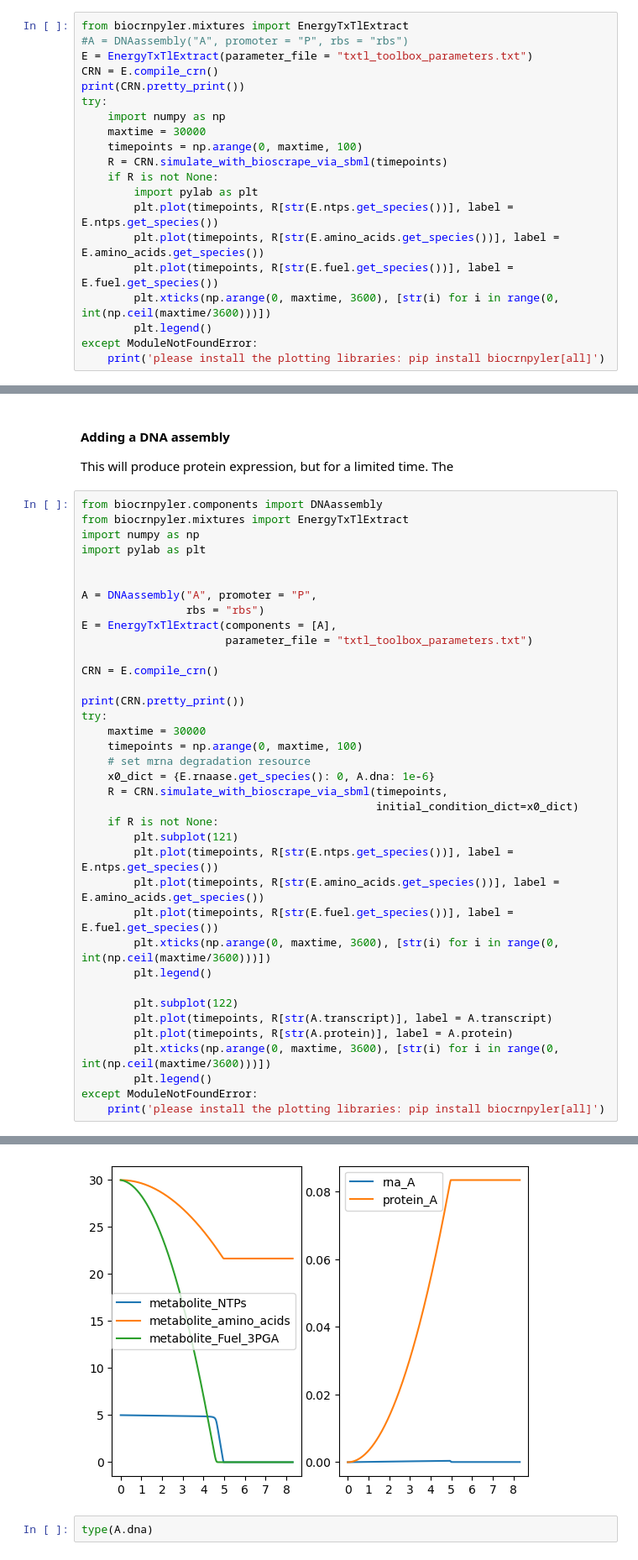
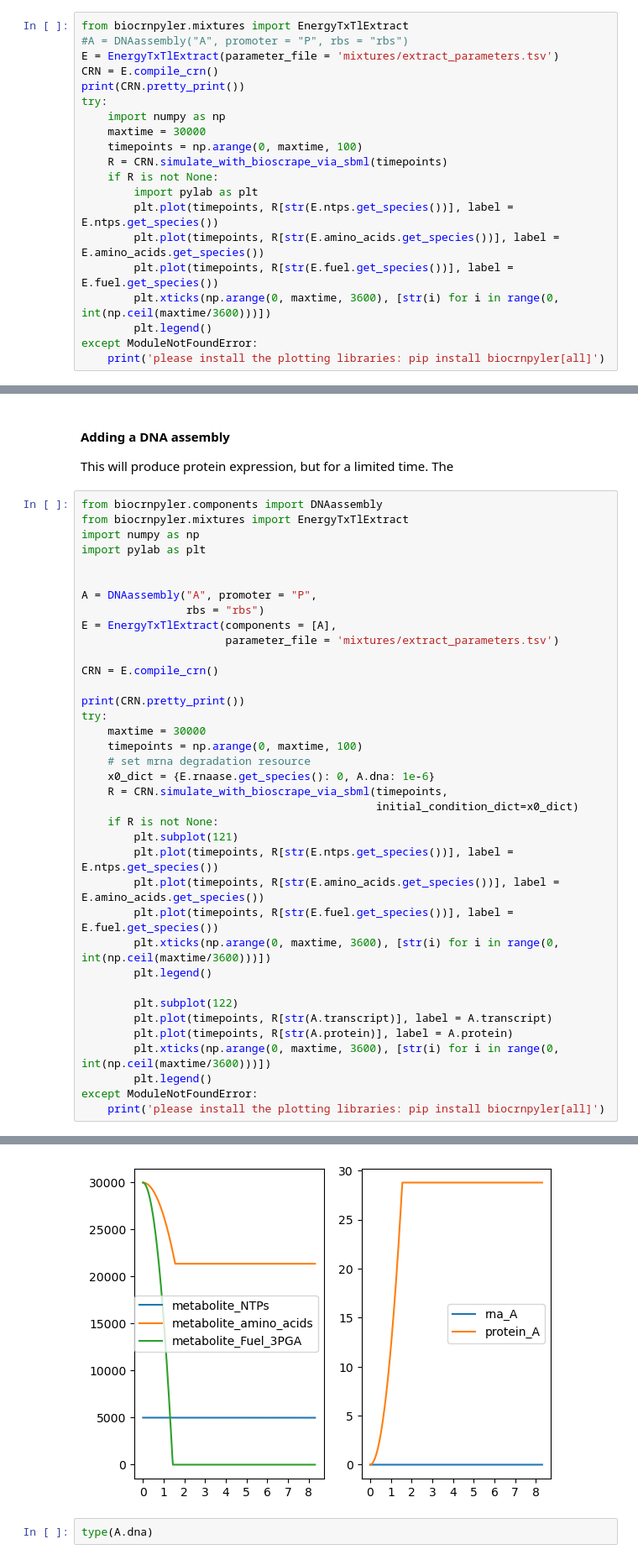
Before and after one commit to BuildACell/bioCRNpyler, a Jupyter notebook: examples/Specialized Tutorials/5. TX-TL Toolbox.ipynb, the cells around one changed output, grey strips where cells are left out. Shown: that part at 84% size. Drawn from its saved outputs; the diff is of its cells as text.

```diff
--- a/examples/Specialized Tutorials/5. TX-TL Toolbox.ipynb
+++ b/examples/Specialized Tutorials/5. TX-TL Toolbox.ipynb
@@ -13,7 +13,7 @@ This tutorial shows how to use the EnergyTxTlExtract Mixture with a parameter fi
 # %%
 from biocrnpyler.mixtures import EnergyTxTlExtract
 #A = DNAassembly("A", promoter = "P", rbs = "rbs")
-E = EnergyTxTlExtract(parameter_file = "txtl_toolbox_parameters.txt")
+E = EnergyTxTlExtract(parameter_file = 'mixtures/extract_parameters.tsv')
 CRN = E.compile_crn()
 print(CRN.pretty_print())
 try:
@@ -62,7 +62,7 @@ import pylab as plt
 A = DNAassembly("A", promoter = "P",
                 rbs = "rbs")
 E = EnergyTxTlExtract(components = [A],
-                      parameter_file = "txtl_toolbox_parameters.txt")
+                      parameter_file = 'mixtures/extract_parameters.tsv')
 
 CRN = E.compile_crn()
 
@@ -108,6 +108,6 @@ Species(N = 14) = {
 
 ]
-[figure, old version]
+[figure, new version]
 # %%
 type(A.dna)
 # %% [output]
```
Also changed, not shown: parts of 3 cells of this notebook, 9 other files.
